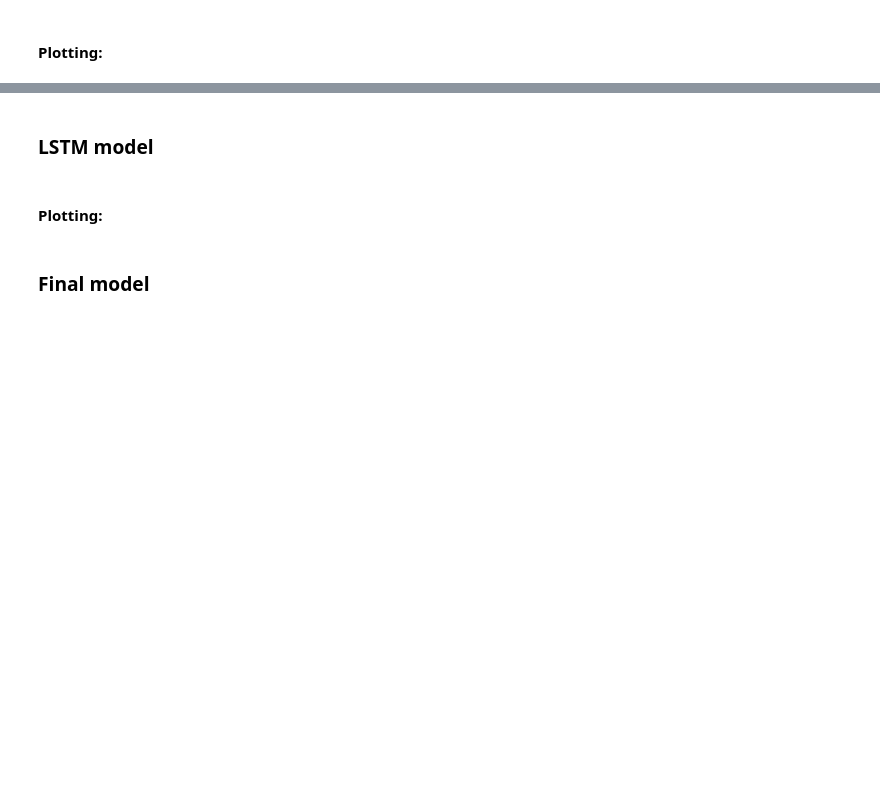
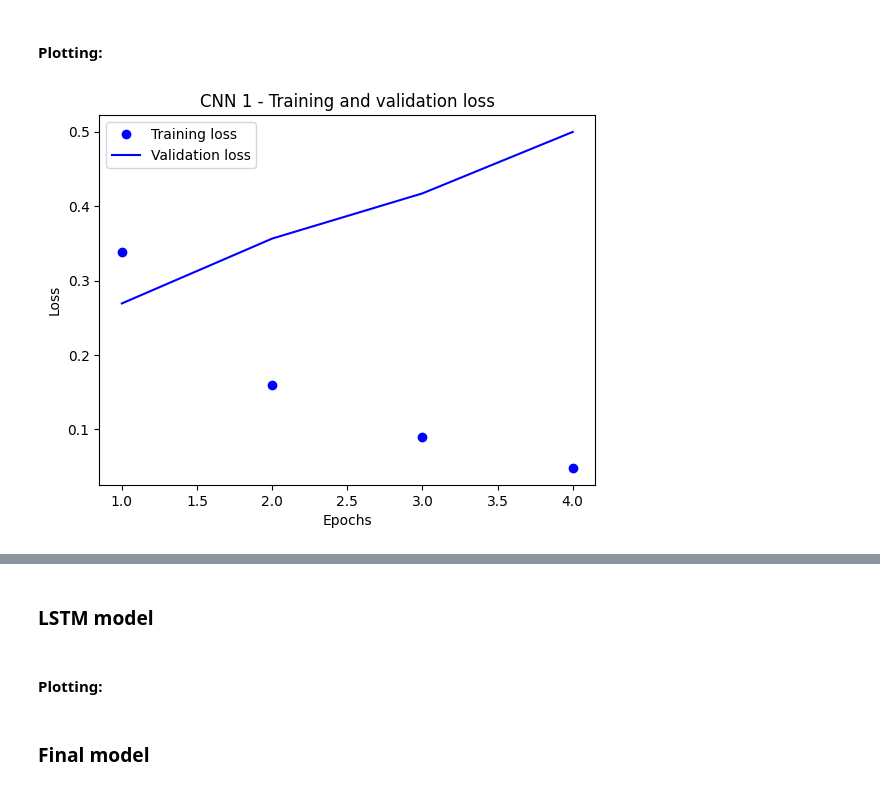
Before and after one commit to JasperAD11/Sentiment-Across-Signals-Neural-Networks-vs.-LLMs, a Jupyter notebook: project_ATPA.ipynb, the cells around one changed output, grey strips where cells are left out. Saved outputs shown, nothing was run; the diff lists cells and outputs as text; code cells hidden in the pictures; blank space fills up the shorter version.

```diff
--- a/project_ATPA.ipynb
+++ b/project_ATPA.ipynb
@@ -184,8 +165,8 @@ Choosing the architecture of the model:
 # %%
+# Most simple model
+
 model1_cnn = keras.Sequential([
-    layers.Dense(16, activation="relu"),
-    layers.Dense(16, activation="relu"),
-    layers.Dense(16, activation="relu"),
+    layers.Dense(32, activation="relu"),
     layers.Dense(16, activation="relu"),
     layers.Dense(1, activation="sigmoid")
 ])
@@ -208,9 +180,10 @@ Let's now train the model.
 # %%
 early_stopping = EarlyStopping(monitor='val_loss', patience=3)
 
-history = model1_cnn.fit(partial_x_train,
-                    partial_y_train,
+history1_cnn = model1_cnn.fit(binary_1gram_train_ds,
                     epochs=20,
                     batch_size=512,
-                    validation_data=(x_val, y_val),
+                    validation_data=binary_1gram_val_ds,
                     callbacks=[early_stopping])
+
+model1_cnn.summary()
@@ -226,17 +287,19 @@ history_dict.keys()
 #### Plotting:
 # %%
 # Loss
-history_dict = history.history
+history_dict = history1_cnn.history
 loss_values = history_dict["loss"]
 val_loss_values = history_dict["val_loss"]
 epochs = range(1, len(loss_values) + 1)
 plt.plot(epochs, loss_values, "bo", label="Training loss")
 plt.plot(epochs, val_loss_values, "b", label="Validation loss")
-plt.title("Training and validation loss")
+plt.title("CNN 1 - Training and validation loss")
 plt.xlabel("Epochs")
 plt.ylabel("Loss")
 plt.legend()
 plt.show()
+# %% [output]
+[figure, added]
 # %%
 # Accuracy
 plt.clf()
```
Also changed, not shown: parts of 26 cells of this notebook.
